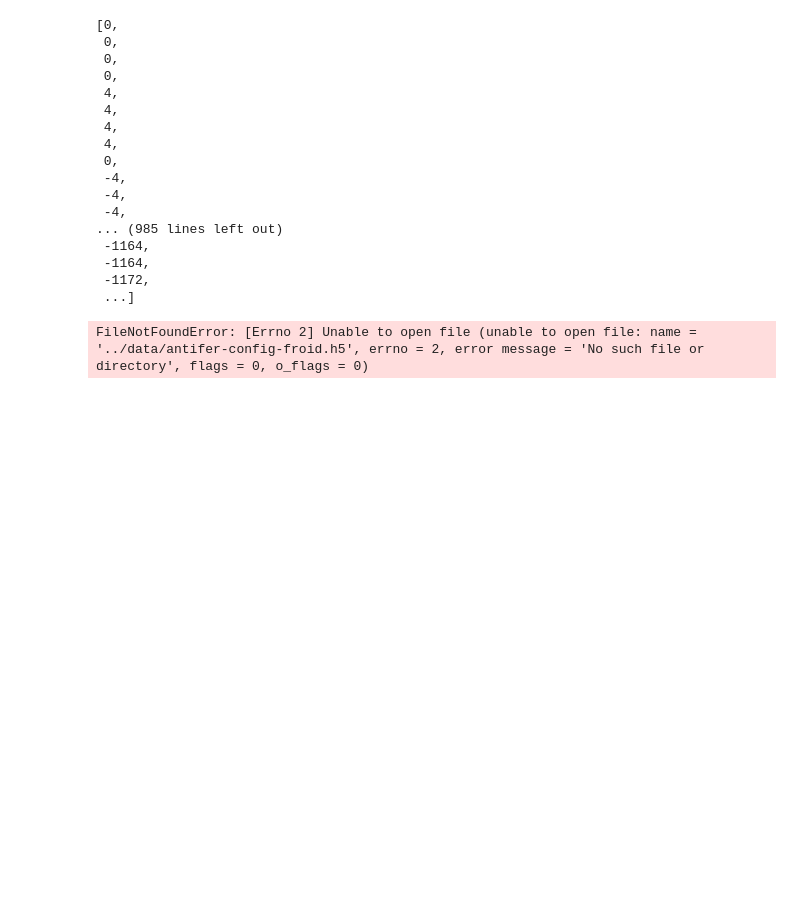
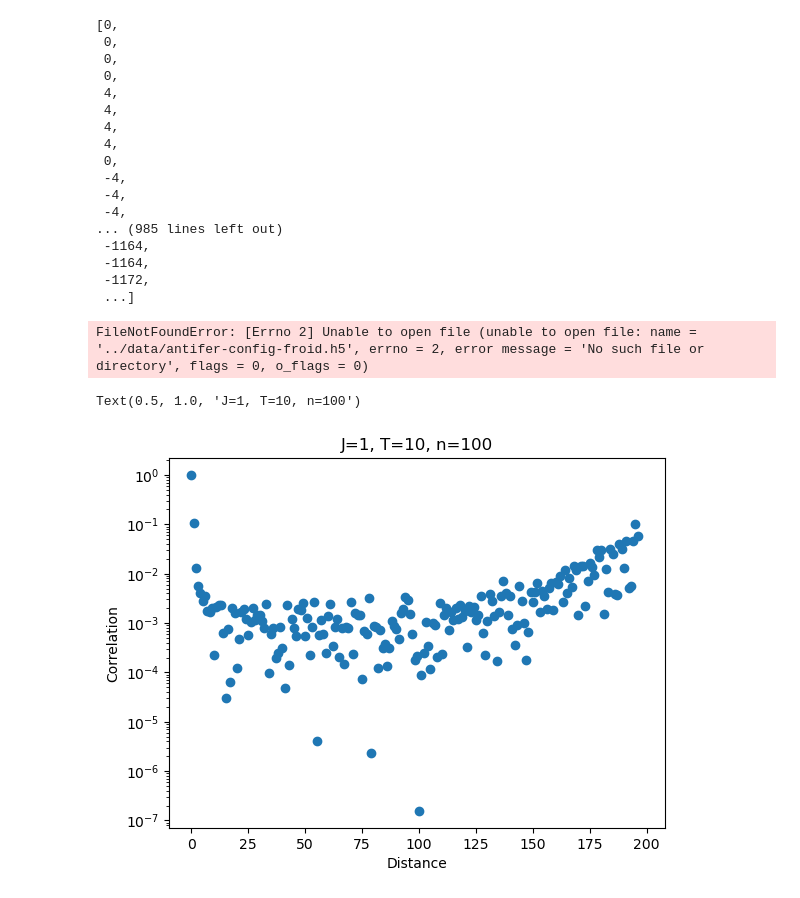
Before and after one commit to Gabriel-lct/ising-model-research, a Jupyter notebook: python/metropolis_nn.ipynb, the cells around one changed output. Cells and saved outputs as stored; diff of their text form; code cells hidden in the pictures; blank space fills up the shorter version.

Commit message:
correlations

```diff
--- a/python/metropolis_nn.ipynb
+++ b/python/metropolis_nn.ipynb
@@ -190,6 +193,19 @@ run_metropolis(np.random.choice([-1, 1], (N,N)), N, J0, B0, 1.5, 40000, True)
  -1172,
  ...]
 # %%
+def load_correlation(filename):
+   with h5py.File(filename, 'r') as f:
+      correlations = f['correlations'][:]
+
+      metadata = {
+         'J': f['metadata'].attrs['J'],
+         'B': f['metadata'].attrs['B'],
+         'T': f['metadata'].attrs['T'],
+         'nb_metropolis_iteration': f['metadata'].attrs['nb_metropolis_iteration'],
+         'n': f['metadata'].attrs['n'],
+      }
+      return correlations, metadata
+
 def load_states(filename):
   with h5py.File(filename, 'r') as f:
     states = f['configurations'][:]
@@ -238,3 +254,16 @@ configs, metadata = load_states('../data/antifer-config-froid.h5')
 jupyter_animation(configs, metadata['step_size'], 'antifer-config-froid.gif')
 # %% [output]
 FileNotFoundError: [Errno 2] Unable to open file (unable to open file: name = '../data/antifer-config-froid.h5', errno = 2, error message = 'No such file or directory', flags = 0, o_flags = 0)
+# %%
+# CORRELATIONS
+correlations, metadata = load_correlation("../data/metropolis/correlation/T10n100.h5")
+n = metadata['n']
+dist = np.arange(2*n-1)
+plt.scatter(dist, np.abs(correlations))
+plt.yscale('log')
+plt.xlabel("Distance")
+plt.ylabel("Correlation")
+plt.title("J=1, T=10, n=100")
+# %% [output]
+Text(0.5, 1.0, 'J=1, T=10, n=100')
+[figure, added]
```
Also changed, not shown: parts of 7 cells of this notebook, 24 other files.
